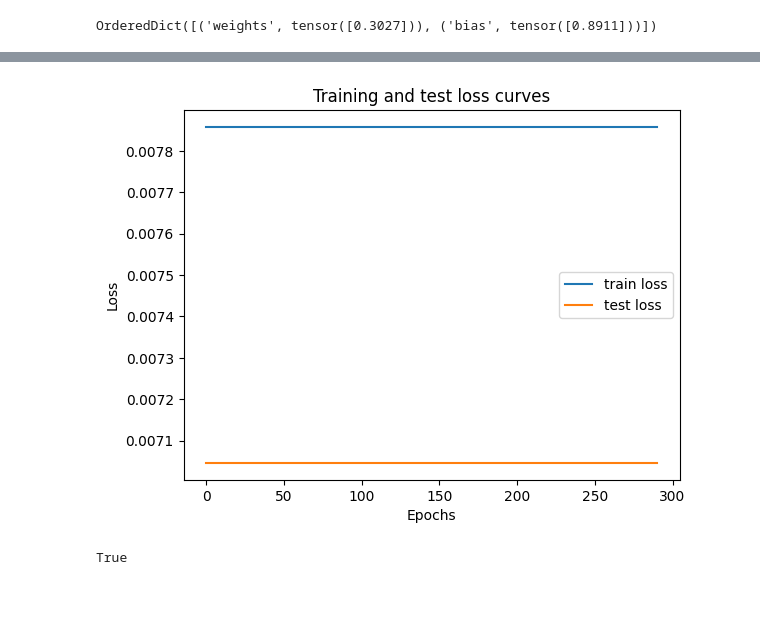
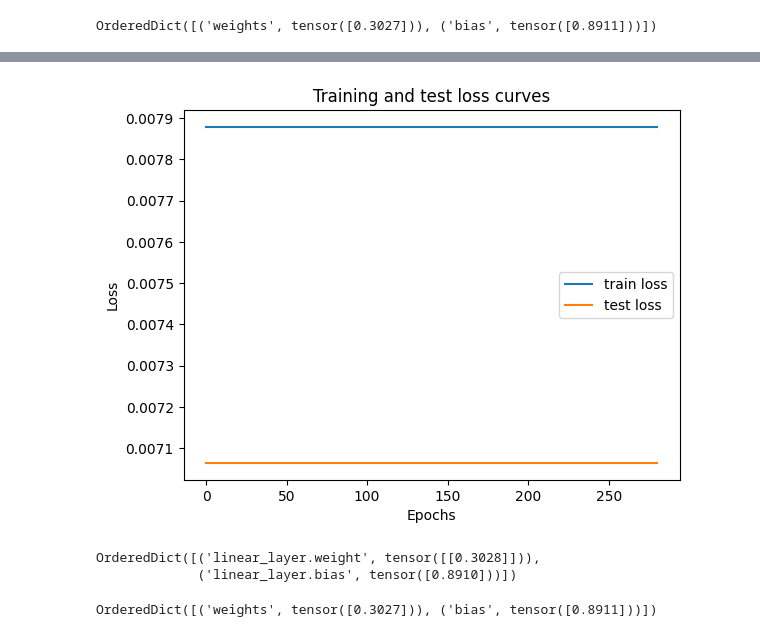
Before and after one commit to aayushttimalsina/pytorch, a Jupyter notebook: exercise_of_regression_model.ipynb, the cells around one changed output, grey strips where cells are left out. Drawn from its saved outputs; the diff is of its cells as text; code cells hidden in the pictures; blank space fills up the shorter version.

```diff
--- a/exercise_of_regression_model.ipynb
+++ b/exercise_of_regression_model.ipynb
@@ -240,7 +240,7 @@ for epoch in range(epochs):
     test_pred = model_1(X_test)
     test_loss = loss_fn(test_pred, y_test)
 
-  if epoch % 10 == 0:
+  if epoch % 20 == 0:
 
     epoch_count.append(epoch)
     test_loss_values.append(test_loss.item())
@@ -271,0 +285,20 @@ OrderedDict([('weights', tensor([0.3027])), ('bias', tensor([0.8911]))])
+# %%
+### train loss and test loss are identical from epoch 10 so i checked before epoch 10 are they chaanging or not yes they are changing!!!!
+## our model did good before the epoch 10
+for epoch in range(6):
+
+    model_1.train()
+
+    y_pred = model_1(X_train)
+    loss = loss_fn(y_pred, y_train)
+
+    optim2.zero_grad()
+    loss.backward()
+    optim2.step()
+
+    print(
+        f"Epoch: {epoch} | "
+        f"Loss: {loss.item():.8f} | "
+        f"Weight: {model_1.weights.item():.6f} | "
+        f"Bias: {model_1.bias.item():.6f}"
+    )
@@ -272,21 +362,23 @@ OrderedDict([('weights', tensor([0.3027])), ('bias', tensor([0.8911]))])
 # %%
-#plot the loss curve
-import numpy as np
-plt.plot(epoch_count, np.array(torch.tensor(train_loss_values).numpy()), label = "train loss")
-plt.plot(epoch_count, test_loss_values , label = "test loss")
+
+##model_0 plot using optim_1
+
+plt.plot(epoch_count, train_loss_values, label="train loss")
+plt.plot(epoch_count, test_loss_values, label="test loss")
+
 plt.title("Training and test loss curves")
 plt.ylabel("Loss")
 plt.xlabel("Epochs")
-plt.legend();
+plt.legend()
+plt.show()
 # %% [output]
-[figure, old version]
+[figure, new version]
-# %%
-print(
-    all(
-        any(p is q for q in model_1.parameters())
-        for group in optim2.param_groups
-        for p in group["params"]
-    )
-)
-# %% [output]
-True
+# %%
+model_0.state_dict()
+# %% [output]
+OrderedDict([('linear_layer.weight', tensor([[0.3028]])),
+             ('linear_layer.bias', tensor([0.8910]))])
+# %%
+model_1.state_dict()
+# %% [output]
+OrderedDict([('weights', tensor([0.3027])), ('bias', tensor([0.8911]))])
```
Also changed, not shown: parts of 16 cells of this notebook.
